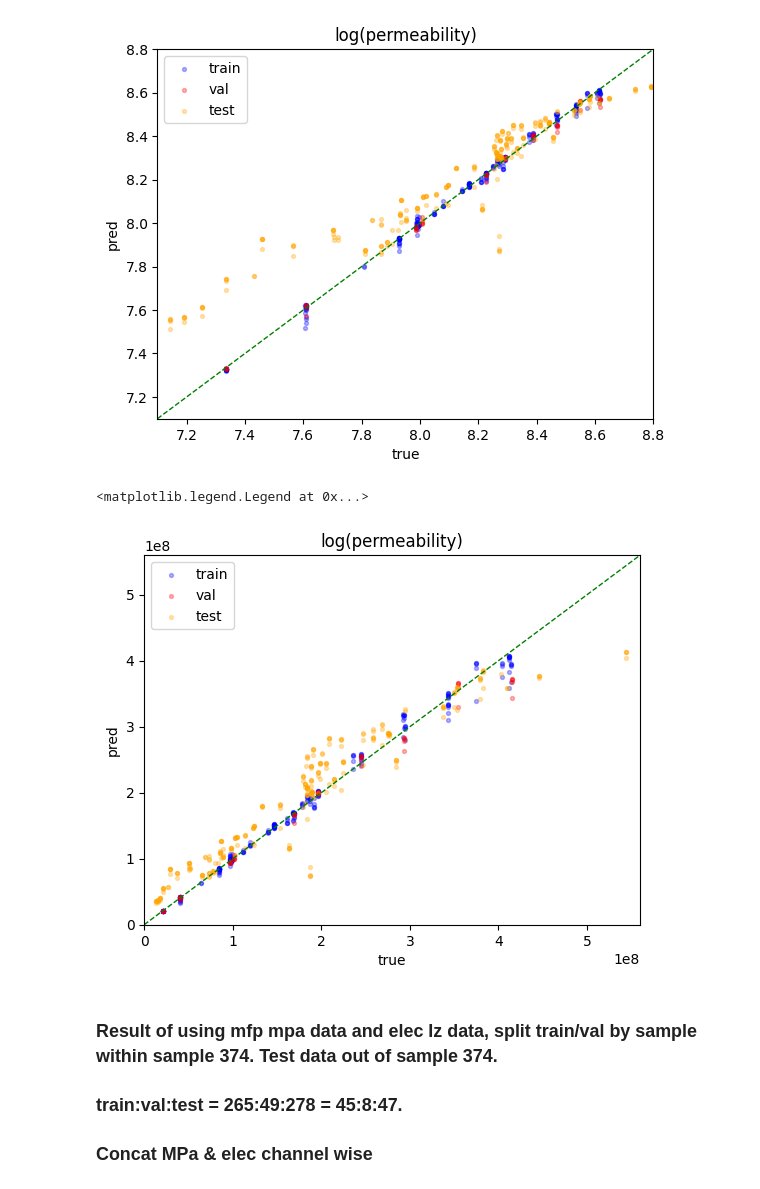
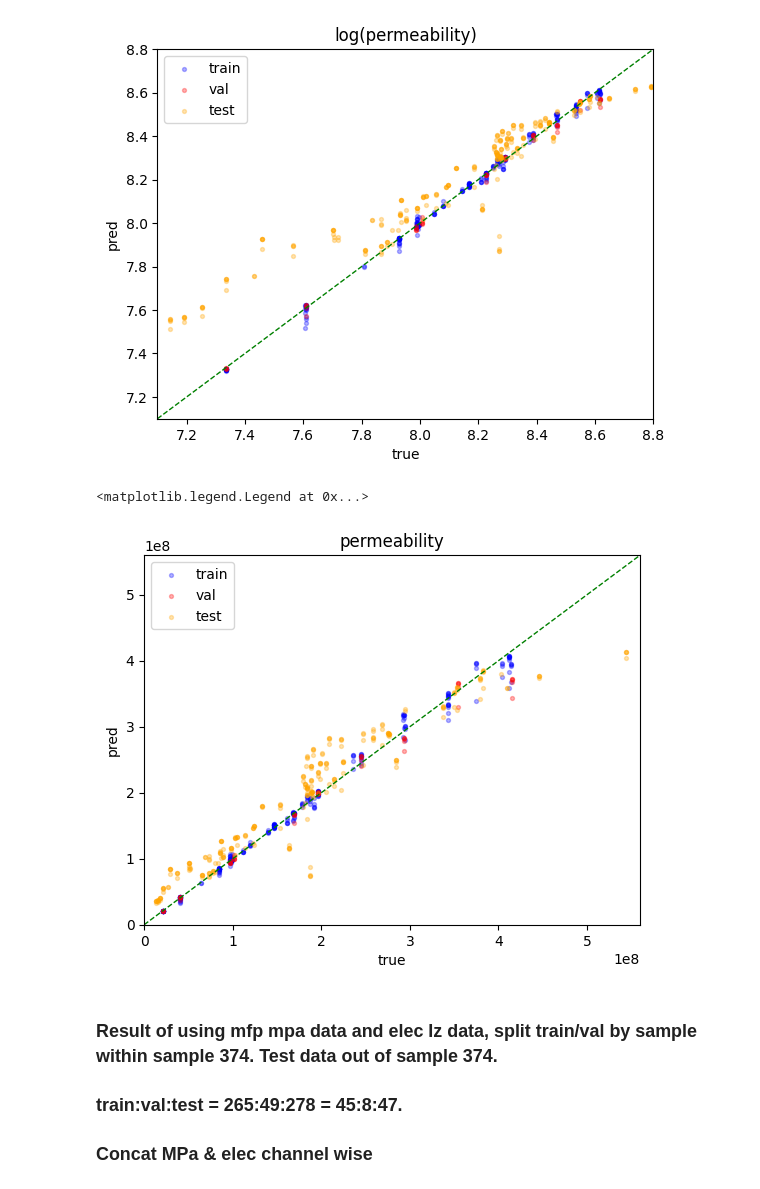
Before and after one commit to LeeGorden/Permeability-Prediction-using-Vision-Transformers, a Jupyter notebook: model/performance_eval_with_val.ipynb, the cells around one changed output. Saved outputs shown, nothing was run; the diff lists cells and outputs as text; code cells hidden in the pictures.

```diff
--- a/model/performance_eval_with_val.ipynb
+++ b/model/performance_eval_with_val.ipynb
@@ -225,22 +225,22 @@ plt.legend((train_plt, val_plt, test_plt), ("train", "val", "test"), loc="best")
 # %%
 # plot the true value and pred value
 x = np.linspace(0, 5.6 * 10 ** 8, 50)
 y = x
 
 plt.figure()
-plt.title("log(permeability)")
+plt.title("permeability")
 plt.xlabel("true")
 plt.ylabel("pred")
 plt.xlim(0, 5.6 * 10 ** 8)
 plt.ylim(0, 5.6 * 10 ** 8)
 plt.plot(x, y, color='green', linewidth=1.0, linestyle='--')
 train_plt = plt.scatter(10 ** result_ViT_16_true_train, 10 ** result_ViT_16_pred_train, color='blue', alpha = 0.3, s=8)
 val_plt = plt.scatter(10 ** result_ViT_16_true_val, 10 ** result_ViT_16_pred_val, color='red', alpha = 0.3, s=8)
 test_plt = plt.scatter(10 ** result_ViT_16_true_test, 10 ** result_ViT_16_pred_test, color='orange', alpha = 0.3, s=8)
 plt.legend((train_plt, val_plt, test_plt), ("train", "val", "test"), loc="best")
 # %% [output]
 <matplotlib.legend.Legend at 0x...>
-[figure, old version]
+[figure, new version]
 # %% [markdown]
 ### Result of using mfp mpa data and elec Iz data, split train/val by sample within sample 374. Test data out of sample 374.
 ### train:val:test = 265:49:278 = 45:8:47.
```
Also changed, not shown: parts of 2 cells of this notebook.
